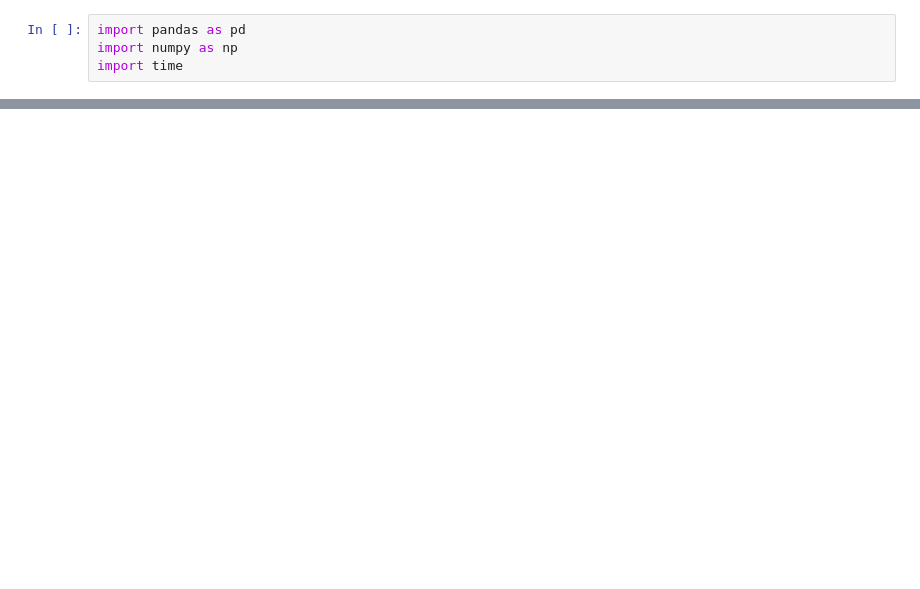
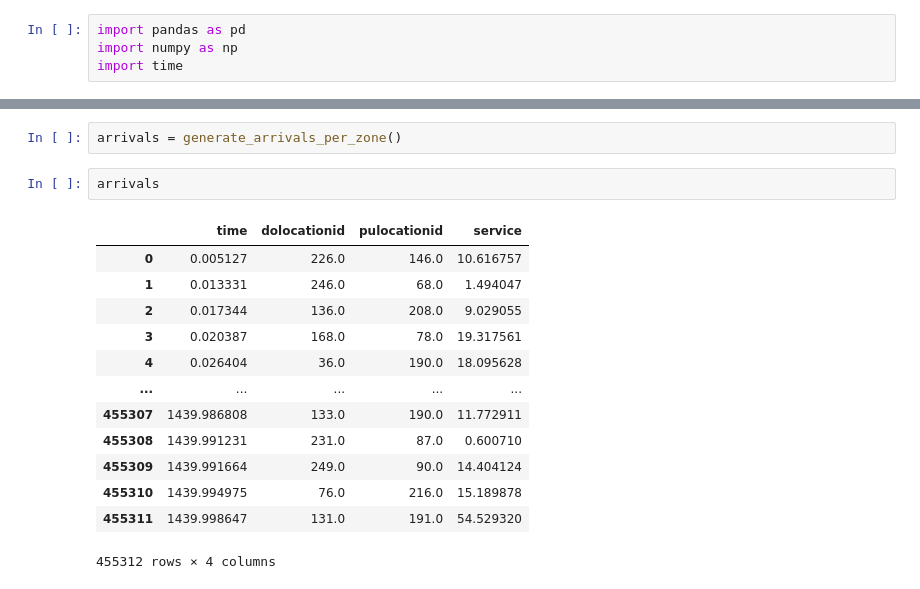
Before and after one commit to anthony001w/uber-nyc-simulation, a Jupyter notebook: prototype_system.ipynb, the cells around one changed output, grey strips where cells are left out. Drawn from its saved outputs; the diff is of its cells as text; blank space fills up the shorter version.

```diff
--- a/prototype_system.ipynb
+++ b/prototype_system.ipynb
@@ -40,0 +86,18 @@ trip_time_data
+# %%
+arrivals = generate_arrivals_per_zone()
+# %%
+arrivals
+# %% [output]
+|  | time | dolocationid | pulocationid | service |
+| 0 | 0.005127 | 226.0 | 146.0 | 10.616757 |
+| 1 | 0.013331 | 246.0 | 68.0 | 1.494047 |
+| 2 | 0.017344 | 136.0 | 208.0 | 9.029055 |
+| 3 | 0.020387 | 168.0 | 78.0 | 19.317561 |
+| 4 | 0.026404 | 36.0 | 190.0 | 18.095628 |
+| ... | ... | ... | ... | ... |
+| 455307 | 1439.986808 | 133.0 | 190.0 | 11.772911 |
+| 455308 | 1439.991231 | 231.0 | 87.0 | 0.600710 |
+| 455309 | 1439.991664 | 249.0 | 90.0 | 14.404124 |
+| 455310 | 1439.994975 | 76.0 | 216.0 | 15.189878 |
+| 455311 | 1439.998647 | 131.0 | 191.0 | 54.529320 |
+455312 rows × 4 columns
```
Also changed, not shown: parts of 9 cells of this notebook, 3 other files.
